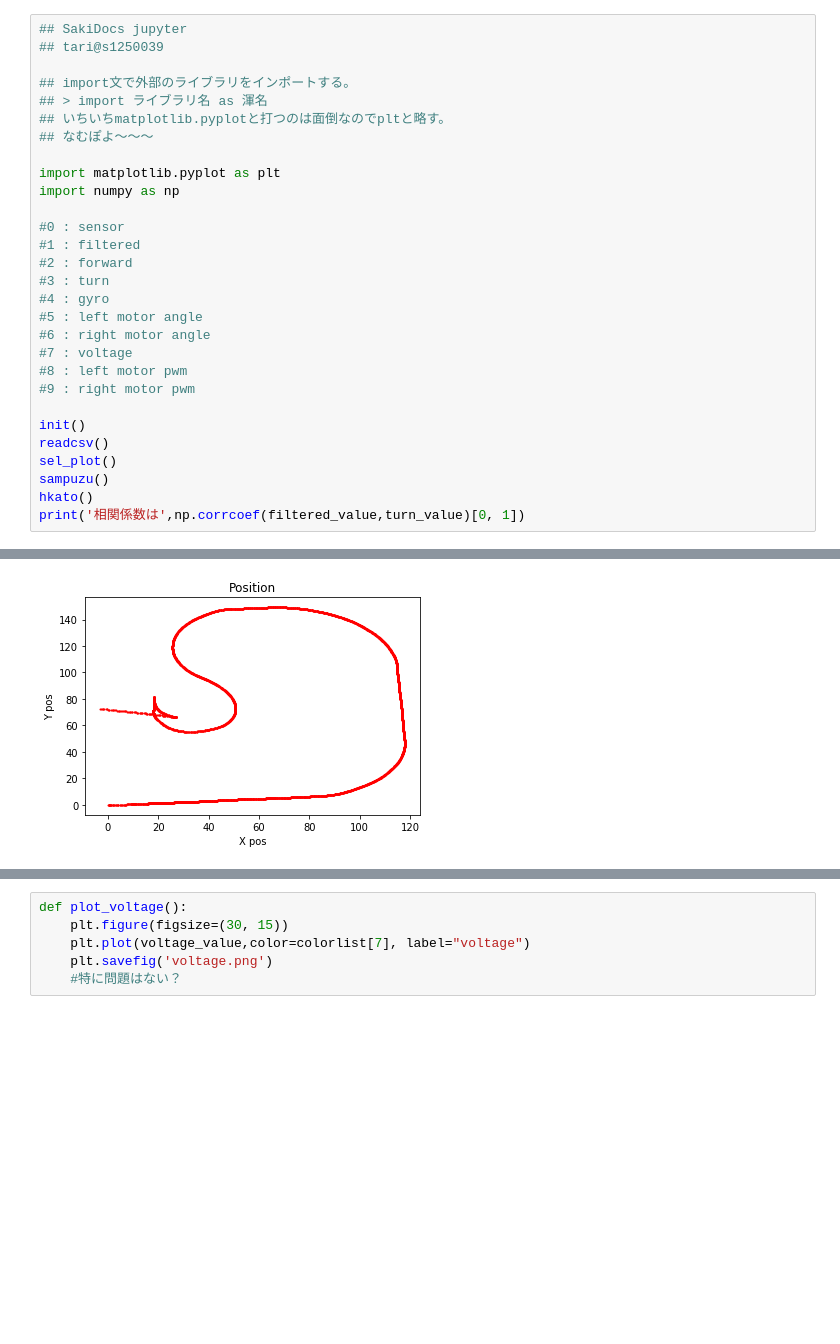
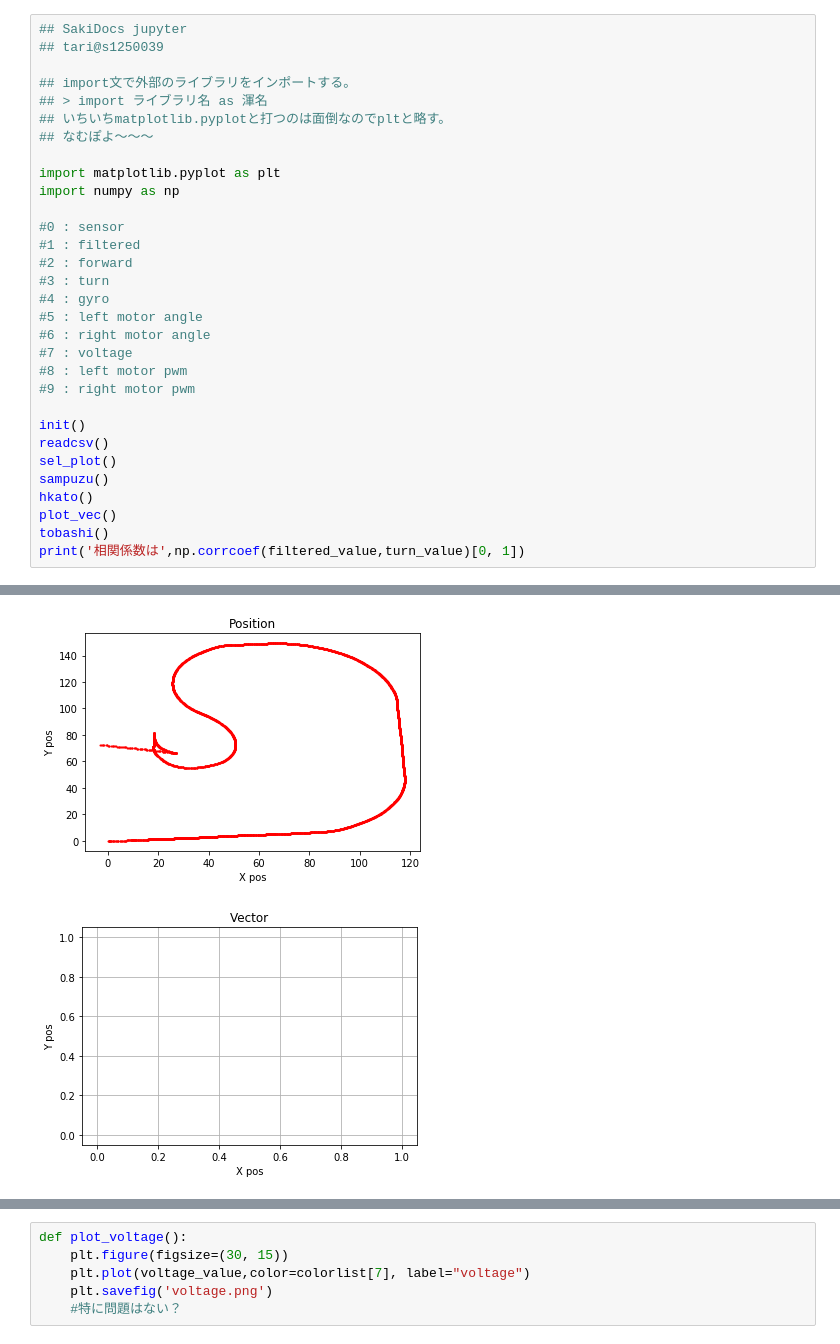
Before and after one commit to rem-s/ETRobot, a Jupyter notebook: txt_to_csv_shitari.ipynb, the cells around one changed output, grey strips where cells are left out. Cells and saved outputs as stored; diff of their text form; blank space fills up the shorter version.

```diff
--- a/txt_to_csv_shitari.ipynb
+++ b/txt_to_csv_shitari.ipynb
@@ -26,5 +26,7 @@ readcsv()
 sel_plot()
 sampuzu()
 hkato()
+plot_vec()
+tobashi()
 print('相関係数は',np.corrcoef(filtered_value,turn_value)[0, 1])
 # %% [output]
@@ -44,15 +33,16 @@ print('相関係数は',np.corrcoef(filtered_value,turn_value)[0, 1])
 28.523226447053975
 70.906631
 -0.05883
 相関係数は -0.6660777372789949
 [figure]
 [figure]
 [figure]
 [figure]
 [figure]
 [figure]
 [figure]
 [figure]
+[figure, added]
 # %%
 ## sel_plot
 ## 関数を呼び出すだけ。
```
Also changed, not shown: parts of 9 cells of this notebook, 1 other file.
